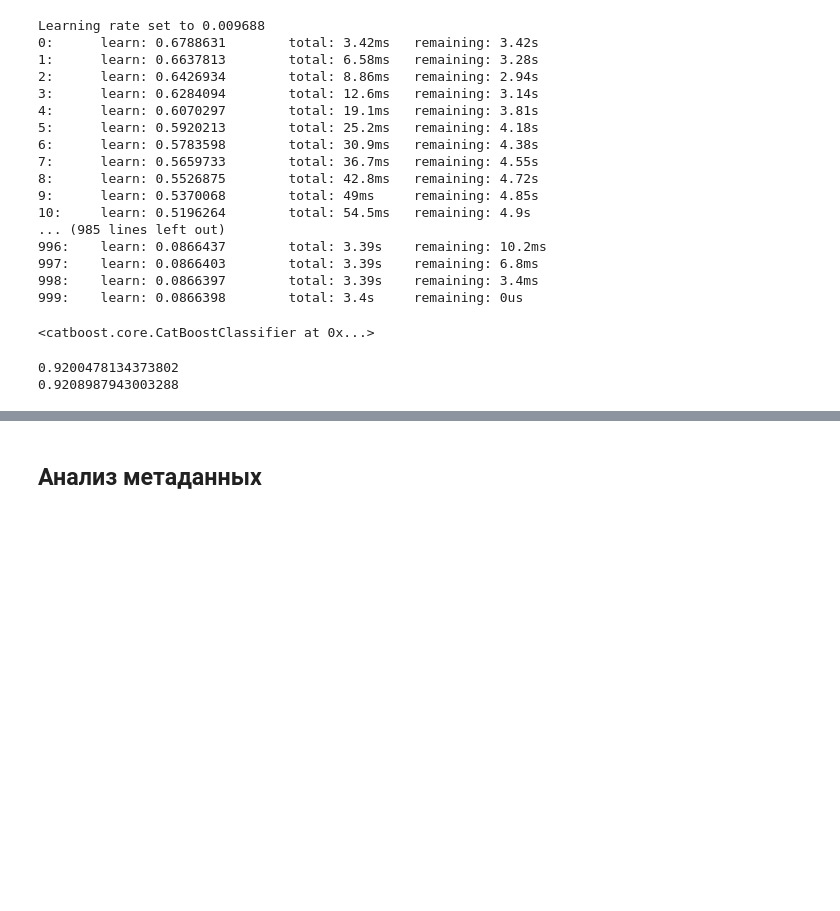
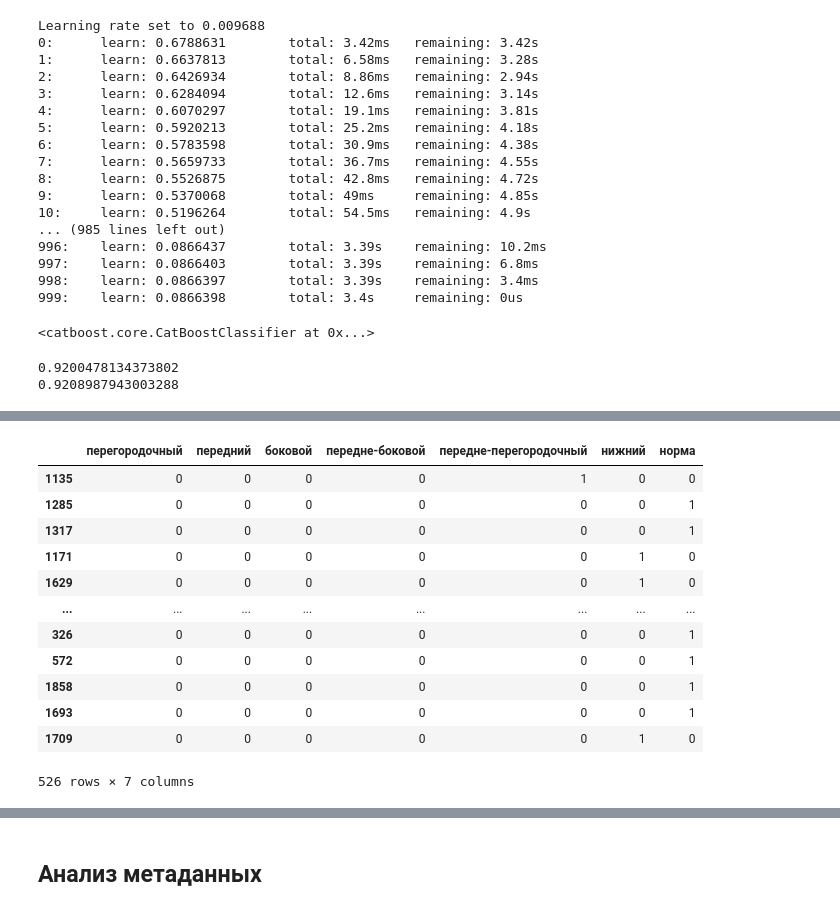
Before and after one commit to vikt-l/ECGMultilableClassification, a Jupyter notebook: main.ipynb, the cells around one changed output, grey strips where cells are left out. Cells and saved outputs as stored; diff of their text form; code cells hidden in the pictures; blank space fills up the shorter version.

```diff
--- a/main.ipynb
+++ b/main.ipynb
@@ -823,0 +862,16 @@ print(f1_score(y_train_lower, cat_n_gramms_lower.predict(X_train_lower), average
+# %%
+myocard_val
+# %% [output]
+|  | перегородочный | передний | боковой | передне-боковой | передне-перегородочный | нижний | норма |
+| 1135 | 0 | 0 | 0 | 0 | 1 | 0 | 0 |
+| 1285 | 0 | 0 | 0 | 0 | 0 | 0 | 1 |
+| 1317 | 0 | 0 | 0 | 0 | 0 | 0 | 1 |
+| 1171 | 0 | 0 | 0 | 0 | 0 | 1 | 0 |
+| 1629 | 0 | 0 | 0 | 0 | 0 | 1 | 0 |
+| ... | ... | ... | ... | ... | ... | ... | ... |
+| 326 | 0 | 0 | 0 | 0 | 0 | 0 | 1 |
+| 572 | 0 | 0 | 0 | 0 | 0 | 0 | 1 |
+| 1858 | 0 | 0 | 0 | 0 | 0 | 0 | 1 |
+| 1693 | 0 | 0 | 0 | 0 | 0 | 0 | 1 |
+| 1709 | 0 | 0 | 0 | 0 | 0 | 1 | 0 |
+526 rows × 7 columns
```
Also changed, not shown: parts of 115 cells of this notebook.
